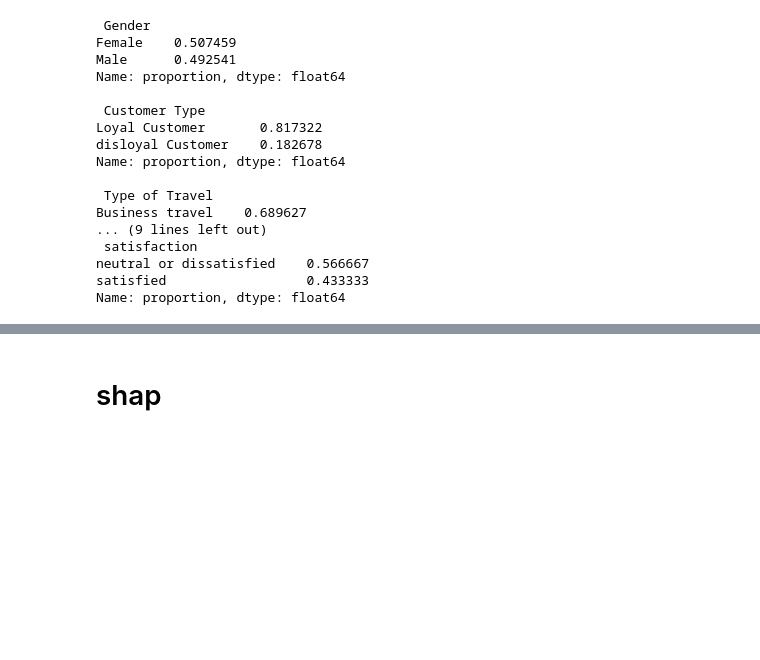
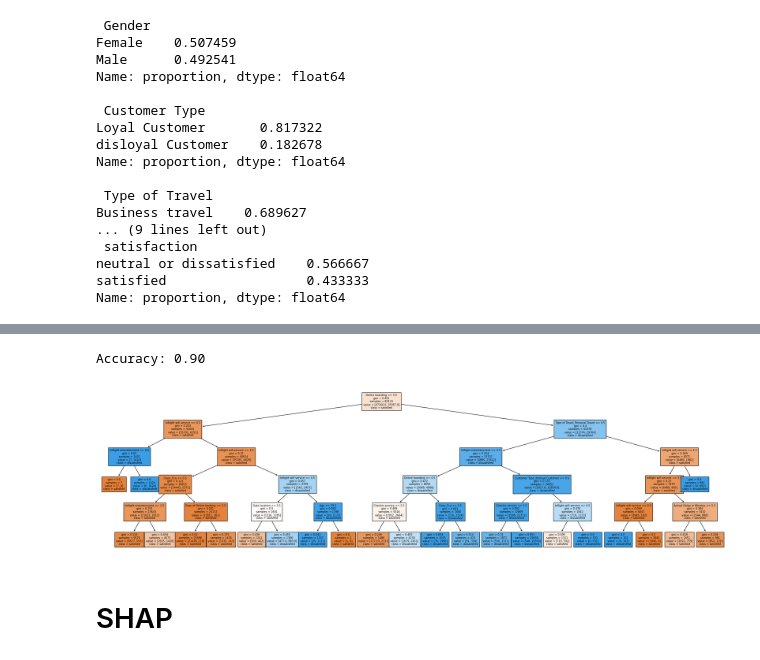
Before and after one commit to woojin-heo/SHAP, a Jupyter notebook: scripts/model_catboost_shap.ipynb, the cells around one changed output, grey strips where cells are left out. Saved outputs shown, nothing was run; the diff lists cells and outputs as text; code cells hidden in the pictures; blank space fills up the shorter version.

Commit message:
add decision_tree model

```diff
--- a/scripts/model_catboost_shap.ipynb
+++ b/scripts/model_catboost_shap.ipynb
@@ -1,4 +1,4 @@
 # %%
 import pandas as pd
 # %%
-df = pd.read_csv('./data/train.csv', index_col=0)
+df = pd.read_csv('/Users/woojinheo/Desktop/github/SHAP/data/train.csv', index_col=0)
@@ -108,0 +122,25 @@ model.get_feature_importance(prettified=True)
+# %%
+# Encode categorical features
+categorical_columns = ['Gender', 'Customer Type', 'Type of Travel', 'Class']
+df_ = pd.get_dummies(df, columns=categorical_columns, drop_first=True)
+
+# Target column transformation
+df_['satisfaction'] = df_['satisfaction'].map({"neutral or dissatisfied": 0, "satisfied": 1})
+# %%
+# data load
+X = df_.drop(columns=['id','satisfaction'], axis=1)
+y = df_['satisfaction']
+X_train, X_test, y_train, y_test = train_test_split(X, y, test_size=0.2, random_state=42)
+# %%
+# model train
+dt_model = DecisionTreeClassifier(max_depth=5, random_state=42)
+dt_model.fit(X_train, y_train)
+
+# prediction
+y_pred = dt_model.predict(X_test)
+
+# accuracy
+accuracy = accuracy_score(y_test, y_pred)
+print(f"Accuracy: {accuracy:.2f}")
+# %% [output]
+Accuracy: 0.90
@@ -109,2 +151,12 @@ model.get_feature_importance(prettified=True)
+# %%
+from sklearn.tree import plot_tree
+import matplotlib.pyplot as plt
+
+# Decision Tree visualization
+plt.figure(figsize=(30, 8))
+plot_tree(dt_model, feature_names=X.columns.tolist(), class_names=['satisfied','dissatisfied'], filled=True, fontsize=7)
+plt.show()
+# %% [output]
+[figure, added]
 # %% [markdown]
-# shap
+# SHAP
```
Also changed, not shown: parts of 16 cells of this notebook, 2 other files.
